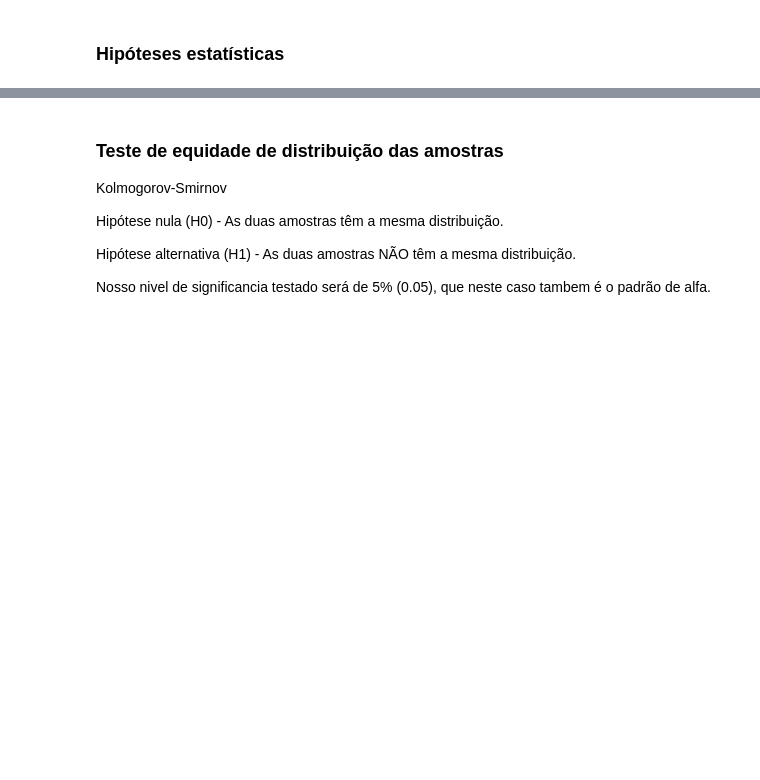
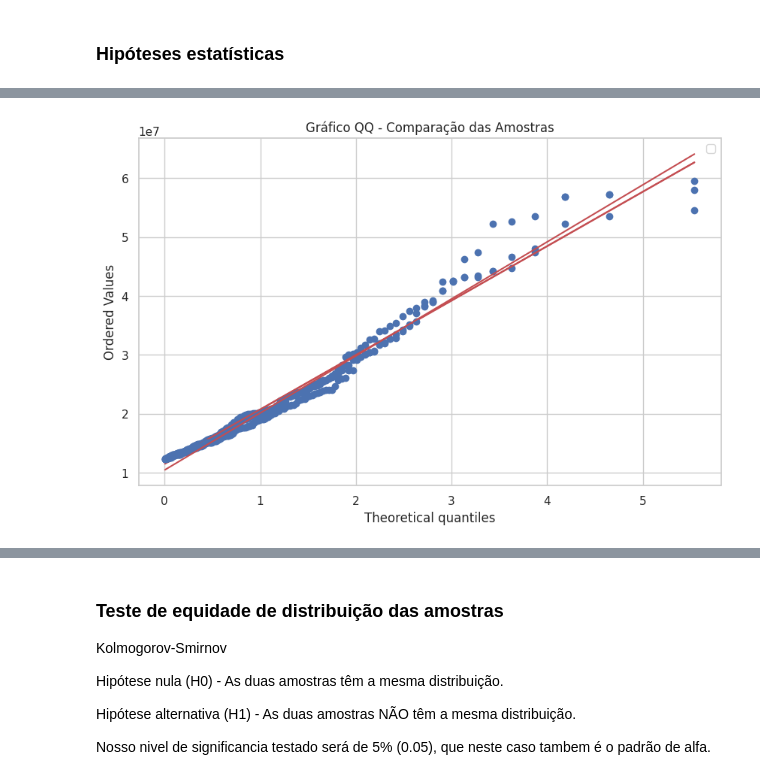
Before and after one commit to MoonHawlk/GoogleColab_Notebooks, a Jupyter notebook: AVD/ATV_4.ipynb, the cells around one changed output, grey strips where cells are left out. Saved outputs shown, nothing was run; the diff lists cells and outputs as text; code cells hidden in the pictures; blank space fills up the shorter version.

```diff
--- a/AVD/ATV_4.ipynb
+++ b/AVD/ATV_4.ipynb
@@ -80,0 +157,10 @@ Provavelmente NÃO é uma Distribuição Normal
+# %%
+plt.figure(figsize=(10, 6))
+stats.probplot(sample_data1['subscribers'], dist="expon", plot=plt)
+stats.probplot(sample_data2['subscribers'], dist="expon", plot=plt)
+stats.probplot(sample_data3['subscribers'], dist="expon", plot=plt)
+
+plt.title("Gráfico QQ - Comparação das Amostras")
+plt.legend()
+plt.show()
+# %% [output]
@@ -80,0 +168 @@ Provavelmente NÃO é uma Distribuição Normal
+[figure, added]
```
Also changed, not shown: parts of 48 cells of this notebook.
